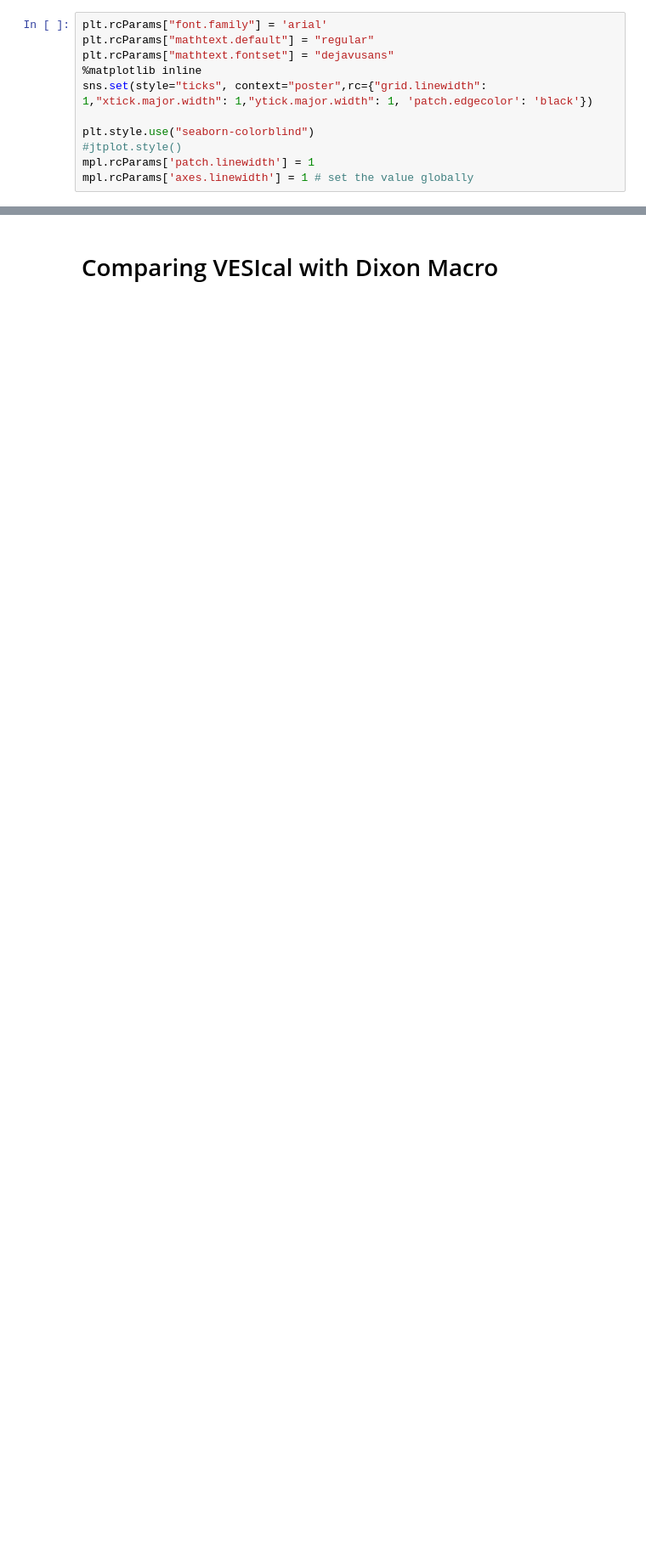
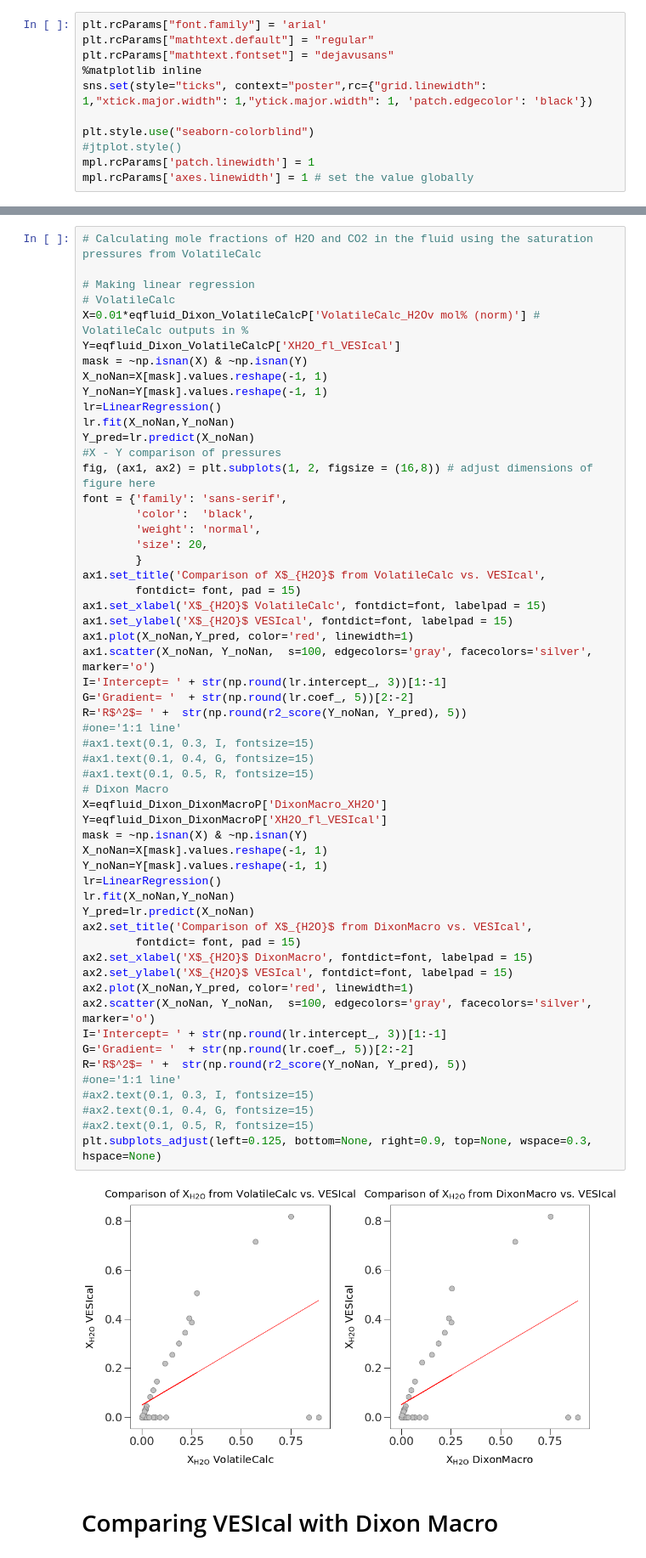
Before and after one commit to kaylai/VESIcal, a Jupyter notebook: Calibration/Testing/Testing_Dixon_1997(VolatileCalc).ipynb, the cells around one changed output, grey strips where cells are left out. Shown at 85% size. Cells and saved outputs as stored; diff of their text form; blank space fills up the shorter version.

```diff
--- a/Calibration/Testing/Testing_Dixon_1997(VolatileCalc).ipynb
+++ b/Calibration/Testing/Testing_Dixon_1997(VolatileCalc).ipynb
@@ -100,3 +162,61 @@ NameError: name 'one' is not defined
+# %%
+# Calculating mole fractions of H2O and CO2 in the fluid using the saturation pressures from VolatileCalc
+
+# Making linear regression
+# VolatileCalc
+X=0.01*eqfluid_Dixon_VolatileCalcP['VolatileCalc_H2Ov mol% (norm)'] # VolatileCalc outputs in %
+Y=eqfluid_Dixon_VolatileCalcP['XH2O_fl_VESIcal']
+mask = ~np.isnan(X) & ~np.isnan(Y)
+X_noNan=X[mask].values.reshape(-1, 1)
+Y_noNan=Y[mask].values.reshape(-1, 1)
+lr=LinearRegression()
+lr.fit(X_noNan,Y_noNan)
+Y_pred=lr.predict(X_noNan)
+#X - Y comparison of pressures
+fig, (ax1, ax2) = plt.subplots(1, 2, figsize = (16,8)) # adjust dimensions of figure here
+font = {'family': 'sans-serif',
+        'color':  'black',
+        'weight': 'normal',
+        'size': 20,
+        }
+ax1.set_title('Comparison of X$_{H2O}$ from VolatileCalc vs. VESIcal',
+        fontdict= font, pad = 15)
+ax1.set_xlabel('X$_{H2O}$ VolatileCalc', fontdict=font, labelpad = 15)
+ax1.set_ylabel('X$_{H2O}$ VESIcal', fontdict=font, labelpad = 15)
+ax1.plot(X_noNan,Y_pred, color='red', linewidth=1)
+ax1.scatter(X_noNan, Y_noNan,  s=100, edgecolors='gray', facecolors='silver', marker='o')
+I='Intercept= ' + str(np.round(lr.intercept_, 3))[1:-1]
+G='Gradient= '  + str(np.round(lr.coef_, 5))[2:-2]
+R='R$^2$= ' +  str(np.round(r2_score(Y_noNan, Y_pred), 5))
+#one='1:1 line'
+#ax1.text(0.1, 0.3, I, fontsize=15)
+#ax1.text(0.1, 0.4, G, fontsize=15)
+#ax1.text(0.1, 0.5, R, fontsize=15)
+# Dixon Macro
+X=eqfluid_Dixon_DixonMacroP['DixonMacro_XH2O']
+Y=eqfluid_Dixon_DixonMacroP['XH2O_fl_VESIcal']
+mask = ~np.isnan(X) & ~np.isnan(Y)
+X_noNan=X[mask].values.reshape(-1, 1)
+Y_noNan=Y[mask].values.reshape(-1, 1)
+lr=LinearRegression()
+lr.fit(X_noNan,Y_noNan)
+Y_pred=lr.predict(X_noNan)
+ax2.set_title('Comparison of X$_{H2O}$ from DixonMacro vs. VESIcal',
+        fontdict= font, pad = 15)
+ax2.set_xlabel('X$_{H2O}$ DixonMacro', fontdict=font, labelpad = 15)
+ax2.set_ylabel('X$_{H2O}$ VESIcal', fontdict=font, labelpad = 15)
+ax2.plot(X_noNan,Y_pred, color='red', linewidth=1)
+ax2.scatter(X_noNan, Y_noNan,  s=100, edgecolors='gray', facecolors='silver', marker='o')
+I='Intercept= ' + str(np.round(lr.intercept_, 3))[1:-1]
+G='Gradient= '  + str(np.round(lr.coef_, 5))[2:-2]
+R='R$^2$= ' +  str(np.round(r2_score(Y_noNan, Y_pred), 5))
+#one='1:1 line'
+#ax2.text(0.1, 0.3, I, fontsize=15)
+#ax2.text(0.1, 0.4, G, fontsize=15)
+#ax2.text(0.1, 0.5, R, fontsize=15)
+plt.subplots_adjust(left=0.125, bottom=None, right=0.9, top=None, wspace=0.3, hspace=None)
+# %% [output]
+[figure, added]
 # %% [markdown]
 # Comparing VESIcal with Dixon Macro
 # %%
```
Also changed, not shown: parts of 23 cells of this notebook, 1 other file.
